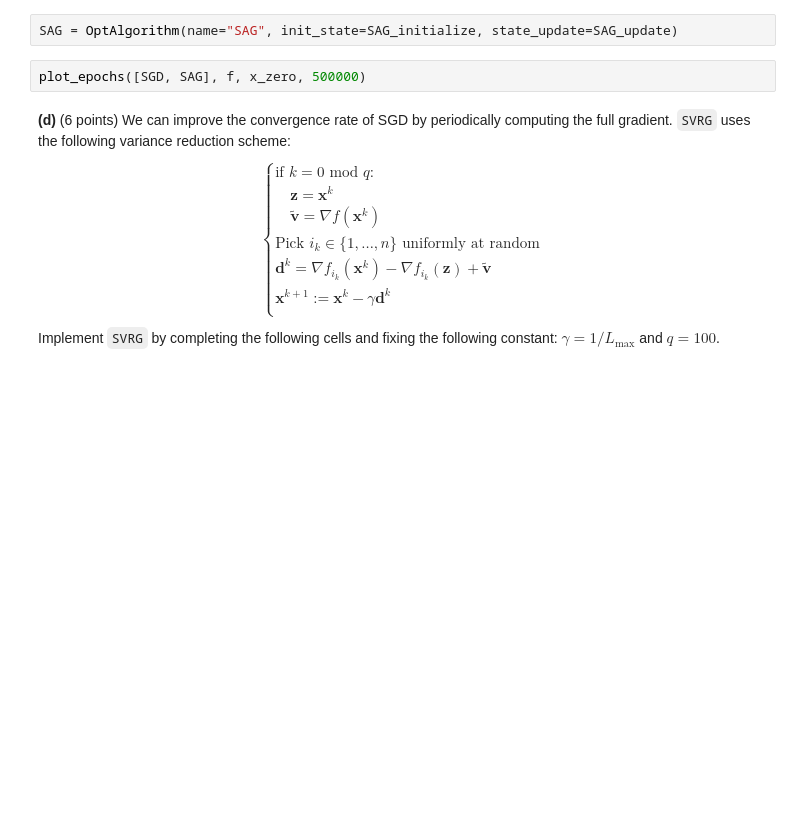
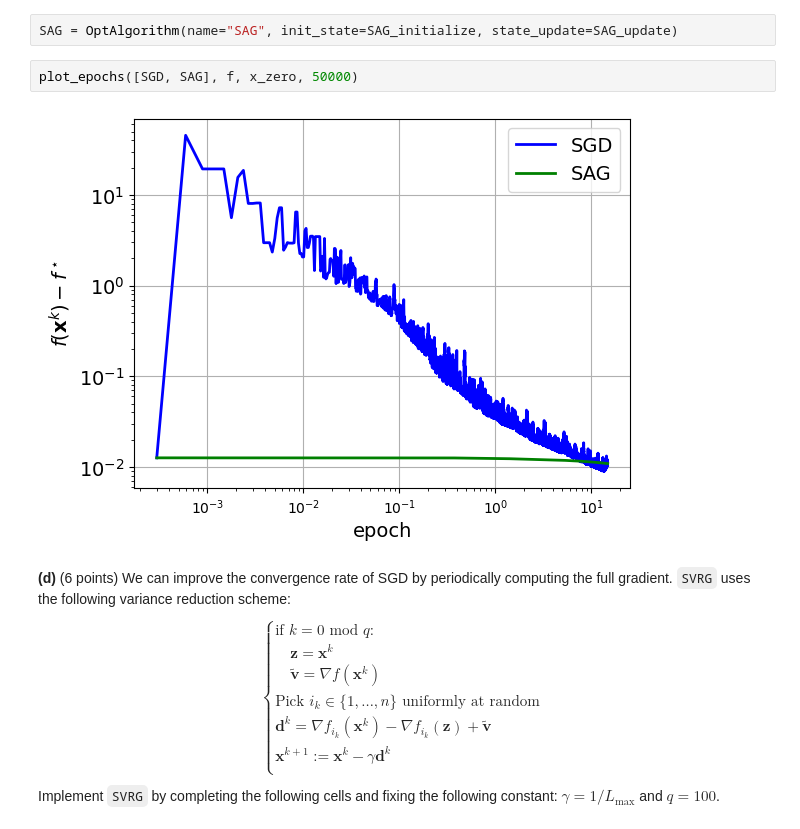
Before and after one commit to uwjht/Math_of_data_HM, a Jupyter notebook: Part 3 - Stochastic gradient methods.ipynb, the cells around one changed output. Saved outputs shown, nothing was run; the diff lists cells and outputs as text; blank space fills up the shorter version.

```diff
--- a/Part 3 - Stochastic gradient methods.ipynb
+++ b/Part 3 - Stochastic gradient methods.ipynb
@@ -124,7 +124,9 @@ def SAG_initialize(f, x_zero):
 # %%
 SAG = OptAlgorithm(name="SAG", init_state=SAG_initialize, state_update=SAG_update)
 # %%
-plot_epochs([SGD, SAG], f, x_zero, 500000)
+plot_epochs([SGD, SAG], f, x_zero, 50000)
+# %% [output]
+[figure, added]
 # %% [markdown]
 __(d)__ (6 points)
 We can improve the convergence rate of SGD by periodically computing the full gradient. `SVRG` uses the following variance reduction scheme:
```
Also changed, not shown: parts of 5 cells of this notebook, 1 other file.
